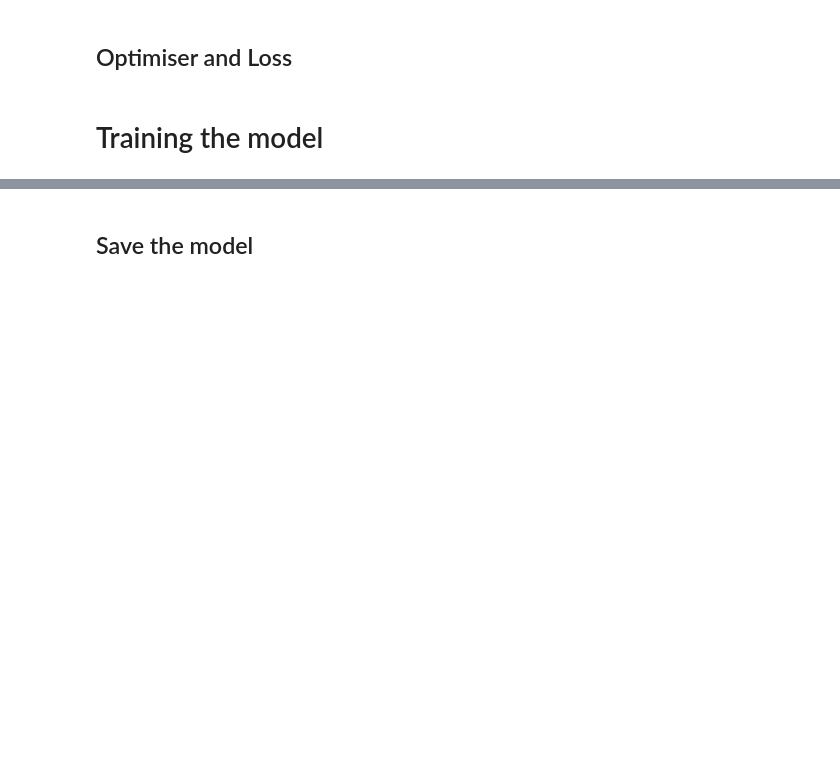
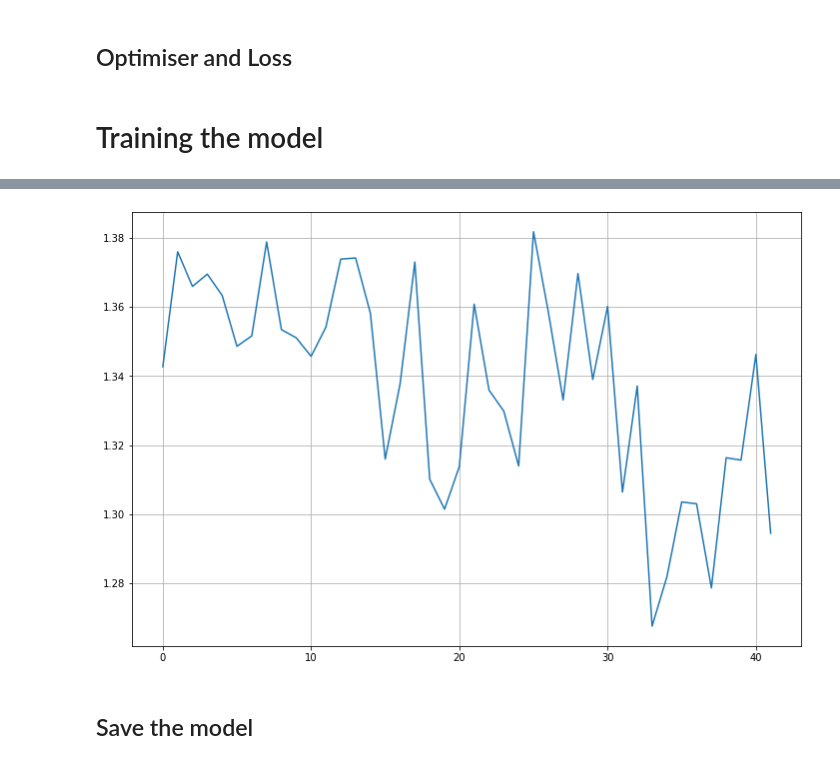
Before and after one commit to alejandrodgb/pytorch-for-dl, a Jupyter notebook: 06-NLP-with-PyTorch/NLP.ipynb, the cells around one changed output, grey strips where cells are left out. Saved outputs shown, nothing was run; the diff lists cells and outputs as text; code cells hidden in the pictures; blank space fills up the shorter version.

Commit message:
Rerun model to correct mistakes - FAIL

```diff
--- a/06-NLP-with-PyTorch/NLP.ipynb
+++ b/06-NLP-with-PyTorch/NLP.ipynb
@@ -320,8 +320,8 @@ criterion = nn.CrossEntropyLoss()
 # Training the model
 # %%
 # Set training variables
-epochs = 60
-batch_size = 100
+epochs = 30
+batch_size = 128
 seq_len = 100
 tracker = 0
 num_char = max(encoded_text)+1
@@ -336,6 +336,7 @@ if model.use_gpu:
     model.cuda()
 
 for i in range(epochs):
+    e_start = time.time()
 
     # Initialise hidden states
     hidden = model.hidden_state(batch_size)
@@ -368,7 +369,7 @@ for i in range(epochs):
         model.zero_grad()
 
         # Crete predictions
-        lstm_out, hidden = model.forward(inputs, hidden)
+        lstm_out, hidden = model(inputs, hidden)
 
         # Calculate loss
         loss = criterion(lstm_out, targets.view(batch_size*seq_len).long())
@@ -424,7 +425,12 @@ for i in range(epochs):
             # Set the model to train after validation loop
             model.train()
 
-            print(f"Epoch: {i} Step: {tracker} Val Loss: {val_loss.item()}")
 
-print(f'Training time: {(time.time()-start_time)/60:.2f} mins')
+            print(f"  Epoch: {i:3} Step: {tracker:5} Val Loss: {val_loss.item():8.5f}")
+
+
+    e_time = time.time()-e_start
+    print(f'Epoch time: {e_time/60:6.2f} mins')
+
+print(f'Total raining time: {(time.time()-start_time)/60:.2f} mins')
 # %% [output]
@@ -448,3 +454,10 @@ Training time: 127.27 mins
+# %%
+plt.figure(figsize=(12,8))
+plt.plot(val_losses)
+plt.grid()
+plt.savefig(f'/content/drive/MyDrive/Colab Notebooks/hidden{model.num_hidden}_layers{model.num_layers}_{time.strftime("%Y%M%d%H%m",time.gmtime(time.time()))}_shakespeare.png')
+# %% [output]
+[figure, added]
 # %% [markdown]
 ## Save the model
 # %%
```
Also changed, not shown: parts of 5 cells of this notebook.
